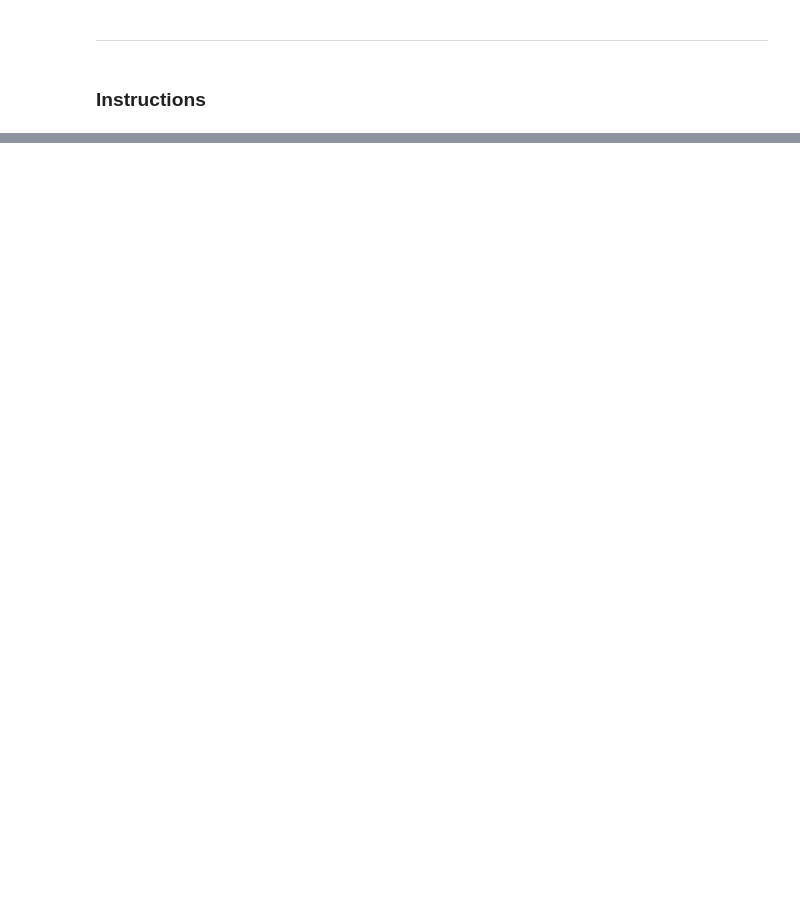
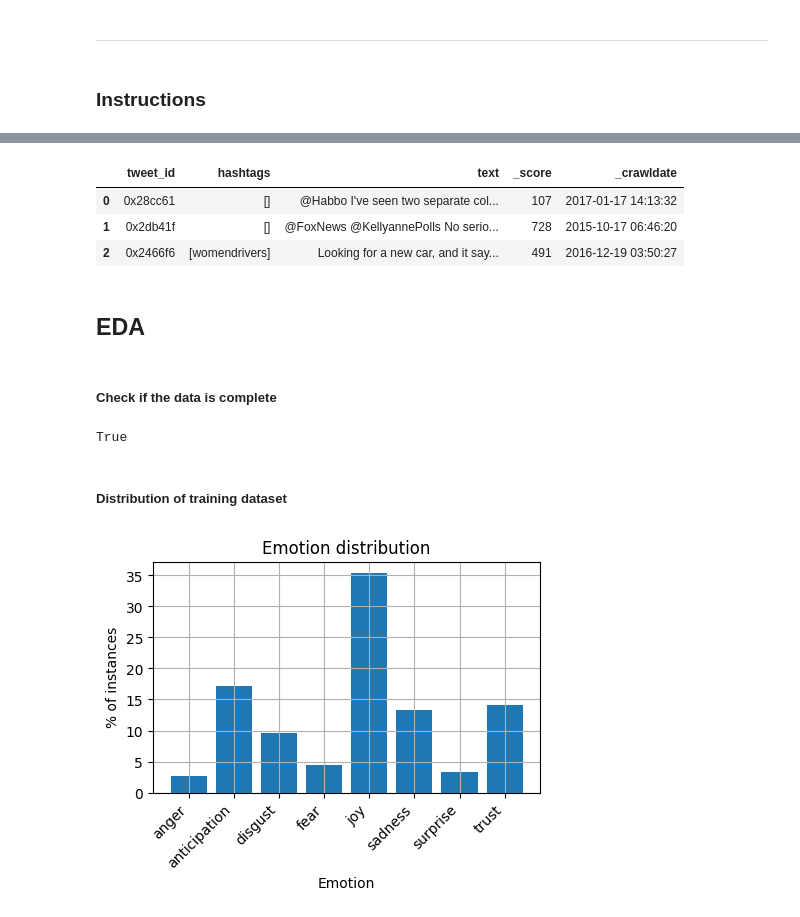
Before and after one commit to VictorKuanglhu/DM2024-Lab2-Homework, a Jupyter notebook: DM2024-Lab2-Homework.ipynb, the cells around one changed output, grey strips where cells are left out. Drawn from its saved outputs; the diff is of its cells as text; code cells hidden in the pictures; blank space fills up the shorter version.

```diff
--- a/DM2024-Lab2-Homework.ipynb
+++ b/DM2024-Lab2-Homework.ipynb
@@ -37,0 +106,39 @@ Make sure to commit and save your changes to your repository __BEFORE the deadli
+# %%
+test_df.head(3)
+# %% [output]
+|  | tweet_id | hashtags | text | _score | _crawldate |
+| 0 | 0x28cc61 | [] | @Habbo I've seen two separate col... | 107 | 2017-01-17 14:13:32 |
+| 1 | 0x2db41f | [] | @FoxNews @KellyannePolls No serio... | 728 | 2015-10-17 06:46:20 |
+| 2 | 0x2466f6 | [womendrivers] | Looking for a new car, and it say... | 491 | 2016-12-19 03:50:27 |
+# %% [markdown]
+## EDA
+# %% [markdown]
+##### Check if the data is complete
+# %%
+print(len(data_identification_df) == len(emotion_df)+len(test_df))
+# %% [output]
+True
+# %% [markdown]
+##### Distribution of training dataset
+# %%
+%matplotlib inline
+import numpy as np
+import matplotlib.pyplot as plt
+
+# data group by emotion
+labels = train_df['emotion'].unique()
+post_total = len(train_df)
+df1 = train_df.groupby(['emotion']).count()['tweet_id']
+df1 = df1.apply(lambda x: round(x*100/post_total,3))
+
+#plot
+fig, ax = plt.subplots(figsize=(5,3))
+plt.bar(df1.index,df1.values)
+plt.ylabel('% of instances')
+plt.xlabel('Emotion')
+plt.title('Emotion distribution')
+plt.xticks(rotation=45, ha='right')
+plt.grid(True)
+plt.show()
+# %% [output]
+[figure, added]
```
Also changed, not shown: parts of 29 cells of this notebook.
